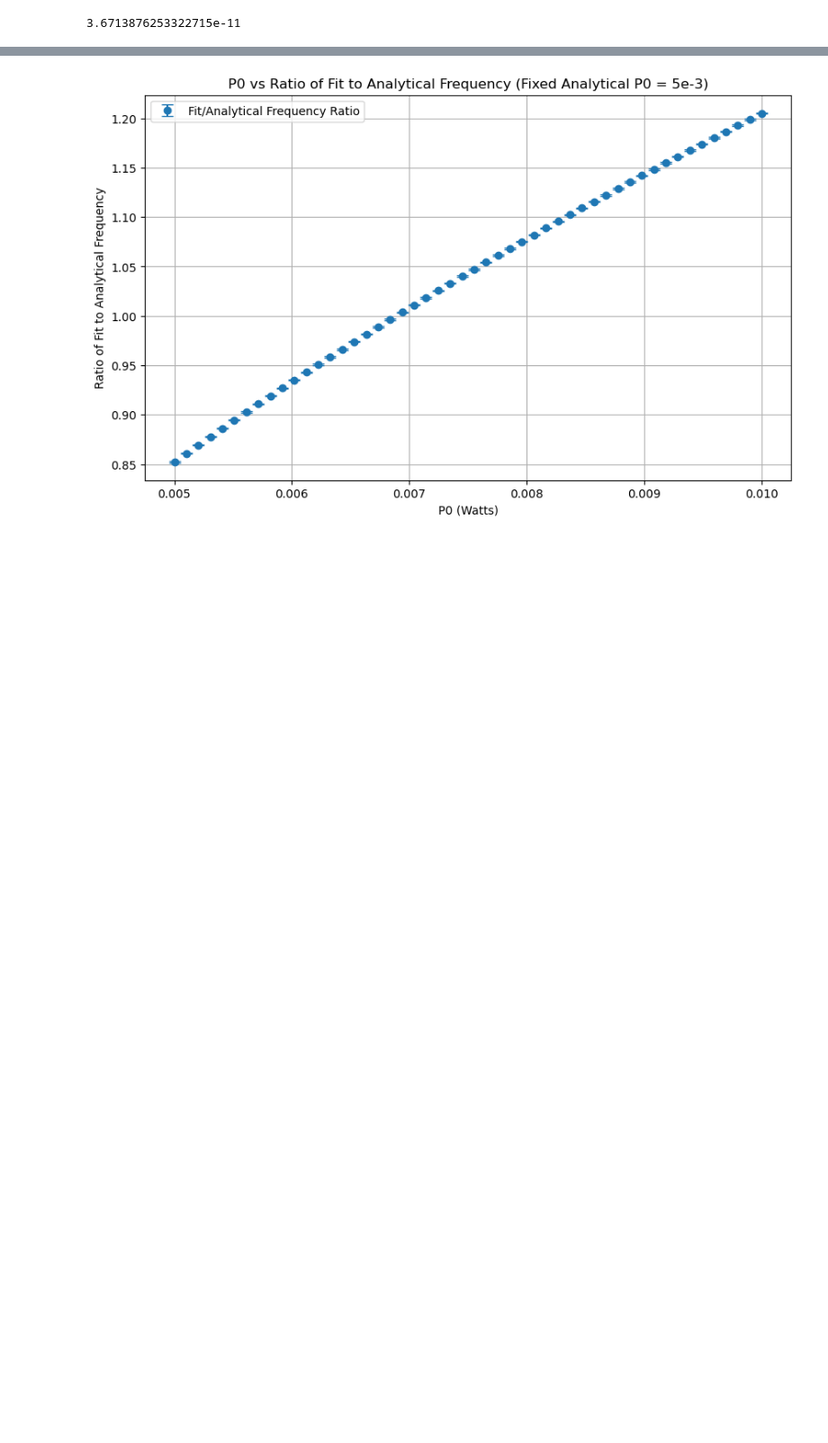
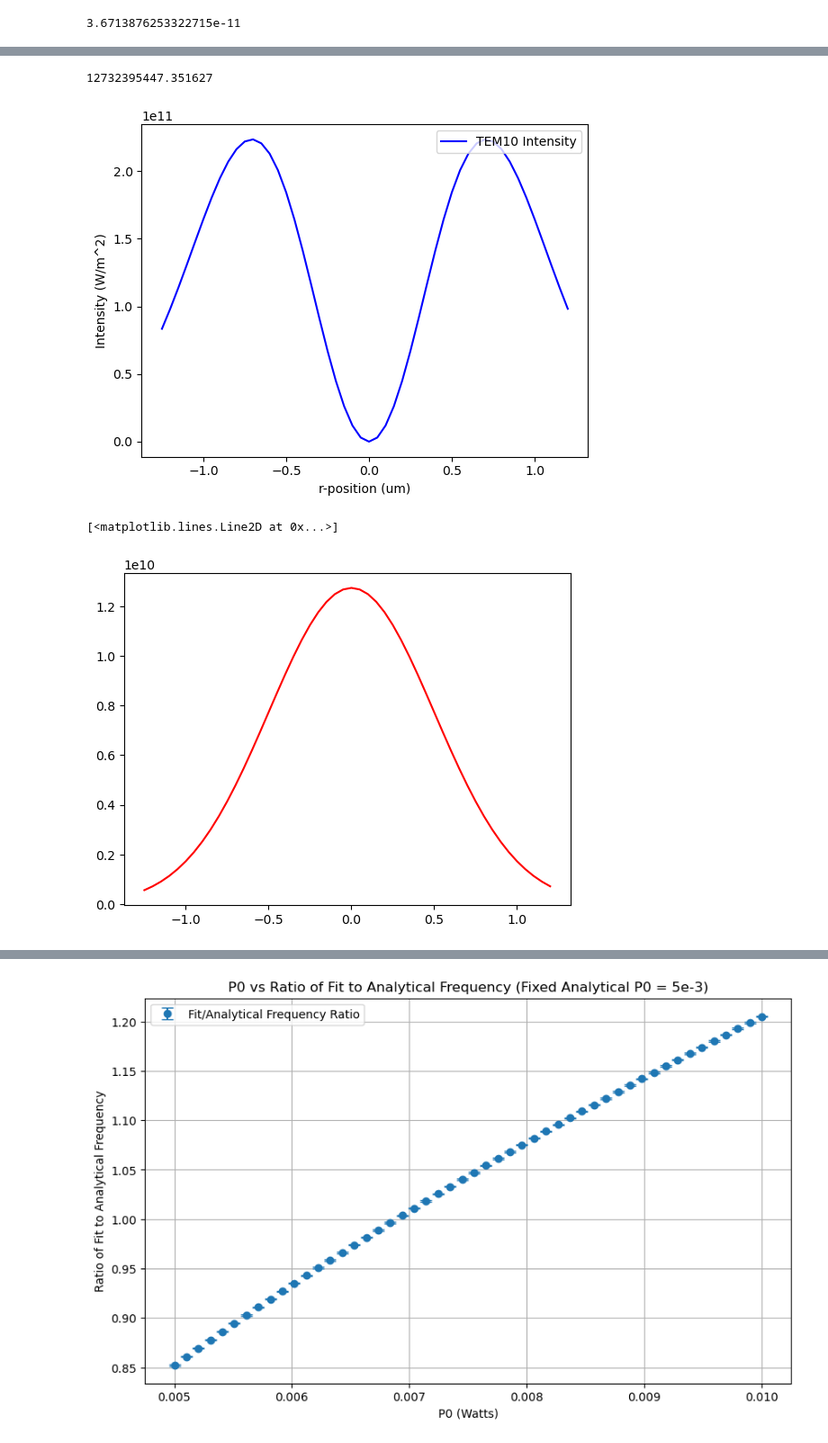
Before and after one commit to SQRLab/BladeRunner, a Jupyter notebook: Tweezers/Tweezer_Misalignment.ipynb, the cells around one changed output, grey strips where cells are left out. Shown: that part at 90% size. Saved outputs shown, nothing was run; the diff lists cells and outputs as text; code cells hidden in the pictures; blank space fills up the shorter version.

```diff
--- a/Tweezers/Tweezer_Misalignment.ipynb
+++ b/Tweezers/Tweezer_Misalignment.ipynb
@@ -130,0 +134,35 @@ print(r_squared)
+# %%
+#ok now I want to do the same thing but for my TEM 10 beam
+
+FWHM = 1e-6
+r_pos = np.arange((-1.25)*1e-6,(1.25)*1e-6,0.05e-6)
+
+intens = intensity(P0,FWHM,z_pos,r_pos,lambda_beam)
+a =  potential_position_dependent(omega_res,linewidths,omega_tweezer,intens)
+intens0 = intensity(P0,FWHM,0,0,lambda_beam)
+a0 = potential_position_dependent(omega_res,linewidths,omega_tweezer,intens0)
+print(intens0)
+
+n = 1
+E0 = 1.07e7
+z_pos = 0
+wz = beam_propogation(FWHM,z_pos,lambda_beam)
+#x_pos = r_pos
+
+#these TEM10's are for y=0
+def TEM10(E0,n,wz,x_pos):
+    return (  c * eps0 * n / 2 ) * (E0 **2 * FWHM**2 )/ (wz**2) * 8*x_pos**2 / (wz**2) * np.exp(-2*x_pos**2 / wz**2)
+TEM10 =(  c * eps0 * n / 2 ) * (E0 **2 * FWHM**2 )/ (wz**2) * 8*r_pos**2 / (wz**2) * np.exp(-2*r_pos**2 / wz**2)
+
+tem =  potential_position_dependent(omega_res,linewidths,omega_tweezer,TEM10)
+plt.xlabel("r-position (um)")
+plt.ylabel("Intensity (W/m^2)")
+plt.plot(r_pos*1e6,TEM10,'b-',label = "TEM10 Intensity")
+plt.legend(loc = 'upper right')
+plt.show()
+plt.plot(r_pos*1e6,intens,'r-',label = "Gaussian Intensity")
+# %% [output]
+12732395447.351627
+[figure, added]
+[<matplotlib.lines.Line2D at 0x...>]
+[figure, added]
```
Also changed, not shown: parts of 12 cells of this notebook, 3 other files.
